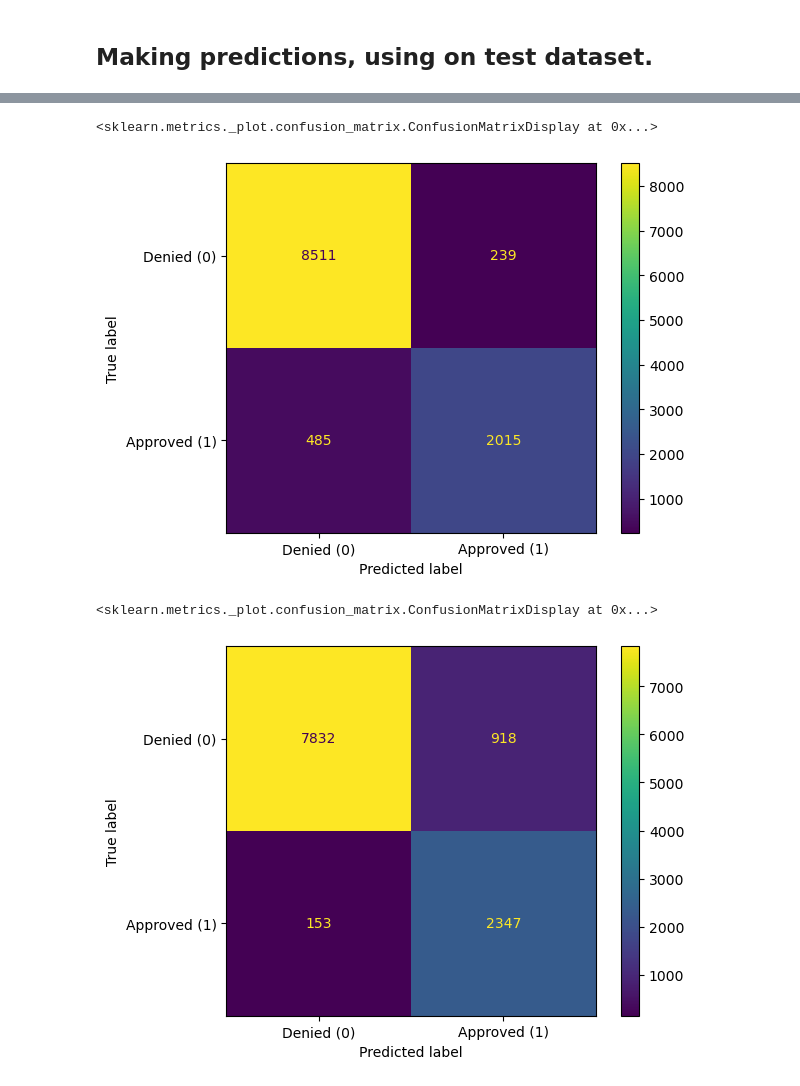
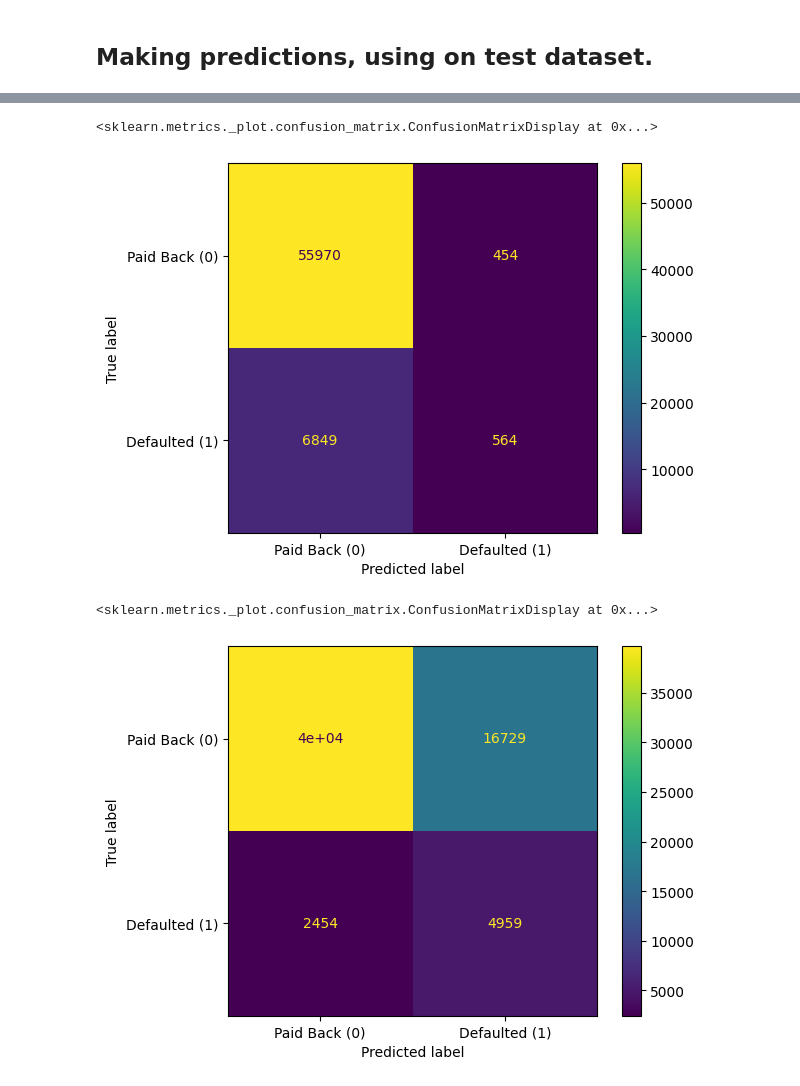
Before and after one commit to neilhaoyuan/credit_risk_loaner, a Jupyter notebook: loan_approval_predictor.ipynb, the cells around one changed output, grey strips where cells are left out. Cells and saved outputs as stored; diff of their text form; code cells hidden in the pictures.

```diff
--- a/loan_approval_predictor.ipynb
+++ b/loan_approval_predictor.ipynb
@@ -30,6 +30,6 @@ df.head()
 # %% [markdown]
 Refortmatting the 'person_education' column to replace spaces with underscores to make single unit entries for easier processing later on.
 # %%
-df['person_education'] = df['person_education'].replace(' ','_',regex=True)
+df['Education'] = df['Education'].replace(' ','_',regex=True)
 df.head()
 # %% [output]
@@ -64,7 +68,6 @@ Create two seperate dataframes, one that holds the Inputs (all data but final lo
 
 Model will train on Input and compare results to Output.
 # %%
-inputs = df.drop('loan_status',axis=1).copy()
-#inputs = inputs.drop('loan_int_rate', axis=1)
+inputs = df.drop(['Default', 'LoanID'], axis=1).copy()
 inputs.head()
 # %% [output]
@@ -77,4 +80,4 @@ inputs.head()
 # %%
-output = df['loan_status'].copy()
+output = df['Default'].copy()
 output.head()
 # %% [output]
@@ -94,13 +95,14 @@ loan_percent_income will also be renamed to dbt_ratio to explain its nature.
 Several other combination features are also created, such as classifying "High DBTI Ratio and Low Credit Score" and "Stable Employment and Home Ownership" into their own individual categories. This helps the model find patterns faster than if it was forced to connect these dots on their own, and since these categories impact is already well defined and historical then they can be pre-determined.
 # %%
-inputs_encoded = pd.get_dummies(inputs, columns=['person_gender',
-                                       'person_education',
-                                       'person_home_ownership',
-                                       'loan_intent',
-                                       'previous_loan_defaults_on_file'],dtype=int)
+inputs_encoded = pd.get_dummies(inputs, columns=[
+    'Education',
+    'EmploymentType',
+    'MaritalStatus',
+    'LoanPurpose'
+], dtype=int)
 
-#Debt to income ratio
-inputs_encoded.rename(columns={'loan_percent_income': 'dti_ratio'}, inplace=True)
+for col in ['HasMortgage', 'HasDependents', 'HasCoSigner']:
+    inputs_encoded[col] = (inputs_encoded[col] == 'Yes').astype(int)
 
 #Related features check so we can observe dynamic relationships which can have further impact
 
@@ -110,19 +112,19 @@ inputs_encoded.rename(columns={'loan_percent_income': 'dti_ratio'}, inplace=True
 
 #Defining preferences for high DTI ratio and low credit score
 dti_ratio_preference = 0.4
-credit_score_preference = 600
+credit_score_preference = 650
 
 inputs_encoded['high_dti_low_credit'] = (
-    (inputs_encoded['dti_ratio'] > dti_ratio_preference) &
-    (inputs_encoded['credit_score'] < credit_score_preference)
+    (inputs_encoded['DTIRatio'] > 0.4) &
+    (inputs_encoded['CreditScore'] < 600)
 ).astype(int)
 
 #Considering stable employment and homeownership as positive factors
 #Full ownership and employment experience greater than 5 years
 
 inputs_encoded['stable_homeowner'] = (
-    (inputs_encoded['person_home_ownership_OWN'] == 1) &
-    (inputs_encoded['person_emp_exp'] > 5)
+    (inputs_encoded['HasMortgage'] == 'Yes') &
+    (inputs_encoded['MonthsEmployed'] > 60)  # 5 years = 60 months
 ).astype(int)
 
 inputs_encoded
@@ -453,16 +458,16 @@ Denied (0): 35000 (77.8%)
 #Confusion Matrix Display for final model with arbitrary threshold (0.5)
 
 conf_matr = confusion_matrix(output_test, output_prediction1)
-ConfusionMatrixDisplay(confusion_matrix=conf_matr, display_labels=["Denied (0)", "Approved (1)"]).plot()
+ConfusionMatrixDisplay(confusion_matrix=conf_matr, display_labels=["Paid Back (0)", "Defaulted (1)"]).plot()
 # %% [output]
 <sklearn.metrics._plot.confusion_matrix.ConfusionMatrixDisplay at 0x...>
-[figure, old version]
+[figure, new version]
 # %%
 #Second
 #Confusion Matrix Display for final model with KS optimal threshold
 
 conf_matr = confusion_matrix(output_test, output_prediction2)
-ConfusionMatrixDisplay(confusion_matrix=conf_matr, display_labels=["Denied (0)", "Approved (1)"]).plot()
+ConfusionMatrixDisplay(confusion_matrix=conf_matr, display_labels=["Paid Back (0)", "Defaulted (1)"]).plot()
 # %% [output]
 <sklearn.metrics._plot.confusion_matrix.ConfusionMatrixDisplay at 0x...>
-[figure, old version]
+[figure, new version]
```
Also changed, not shown: parts of 22 cells of this notebook, 6 other files.
